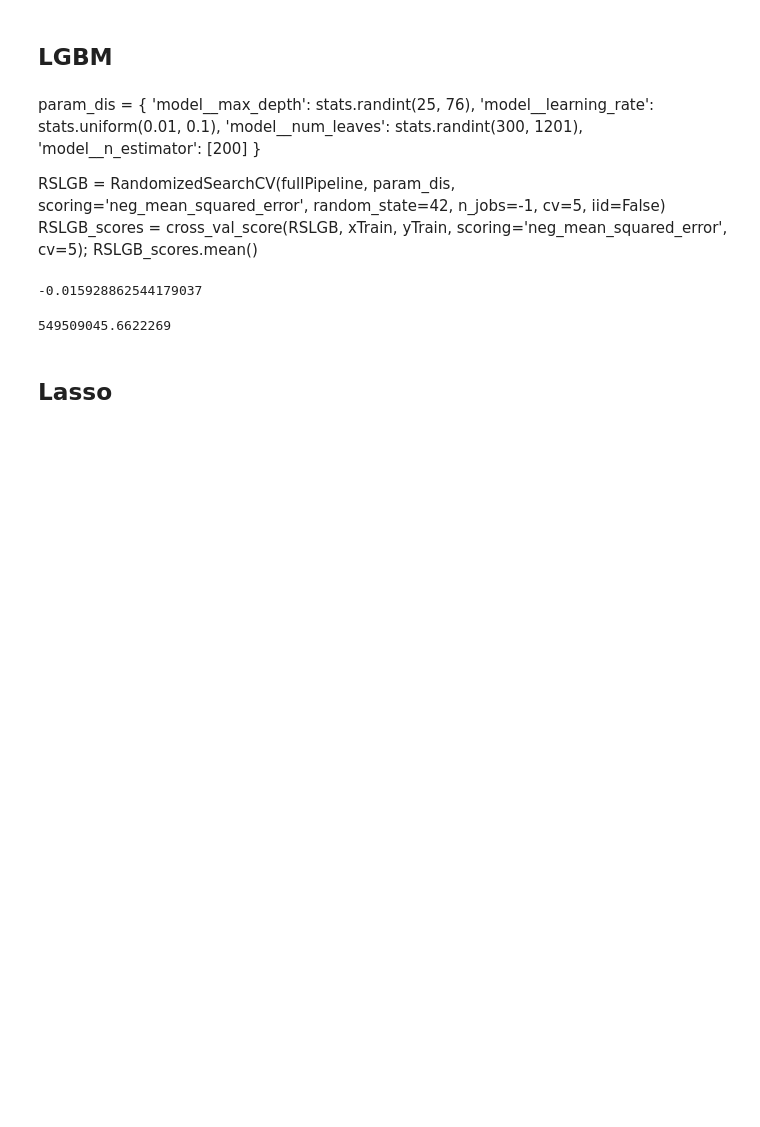
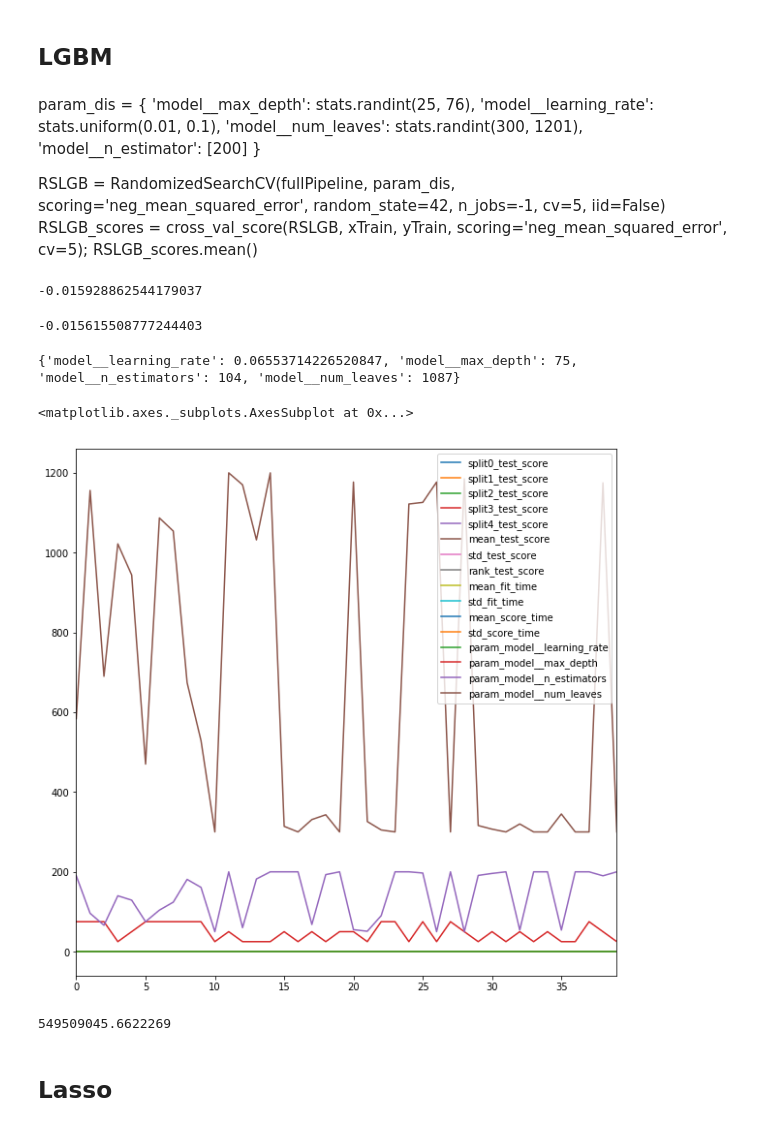
Before and after one commit to khanhnguyenqk/kaggle, a Jupyter notebook: house-prices-advanced-regression-techniques/working/main.ipynb, the cells around one changed output. Saved outputs shown, nothing was run; the diff lists cells and outputs as text; code cells hidden in the pictures; blank space fills up the shorter version.

Commit message:
BayesSearchCV

```diff
--- a/house-prices-advanced-regression-techniques/working/main.ipynb
+++ b/house-prices-advanced-regression-techniques/working/main.ipynb
@@ -329,6 +332,27 @@ GSLGB_scores = cross_val_score(GSLGB, xTrain, yTrain, scoring='neg_mean_squared_
 GSLGB_scores.mean()
 # %% [output]
 -0.015928862544179037
+# %%
+param_space =  {'model__max_depth': Categorical([25,50, 75]),
+    'model__learning_rate': [0.01,0.1],
+    'model__num_leaves': [300,1200],
+    'model__n_estimators': [50, 200]
+}
+
+BSLGB = BayesSearchCV(fullPipeline, param_space, random_state=42, scoring='neg_mean_squared_error', cv=5, n_iter=40)
+BSLGB_scores = cross_val_score(BSLGB, xTrain, yTrain, scoring='neg_mean_squared_error', cv=5);
+BSLGB_scores.mean()
+# %% [output]
+-0.015615508777244403
+# %%
+BSLGB.fit(xTrain, yTrain)
+# %%
+print(BSLGB.best_params_)
+pd.DataFrame(BSLGB.cv_results_).plot(figsize=(10, 10))
+# %% [output]
+{'model__learning_rate': 0.06553714226520847, 'model__max_depth': 75, 'model__n_estimators': 104, 'model__num_leaves': 1087}
+<matplotlib.axes._subplots.AxesSubplot at 0x...>
+[figure, added]
 # %%
 -540520568.322767
 549509045.6622269
```
Also changed, not shown: parts of 1 cell of this notebook.
